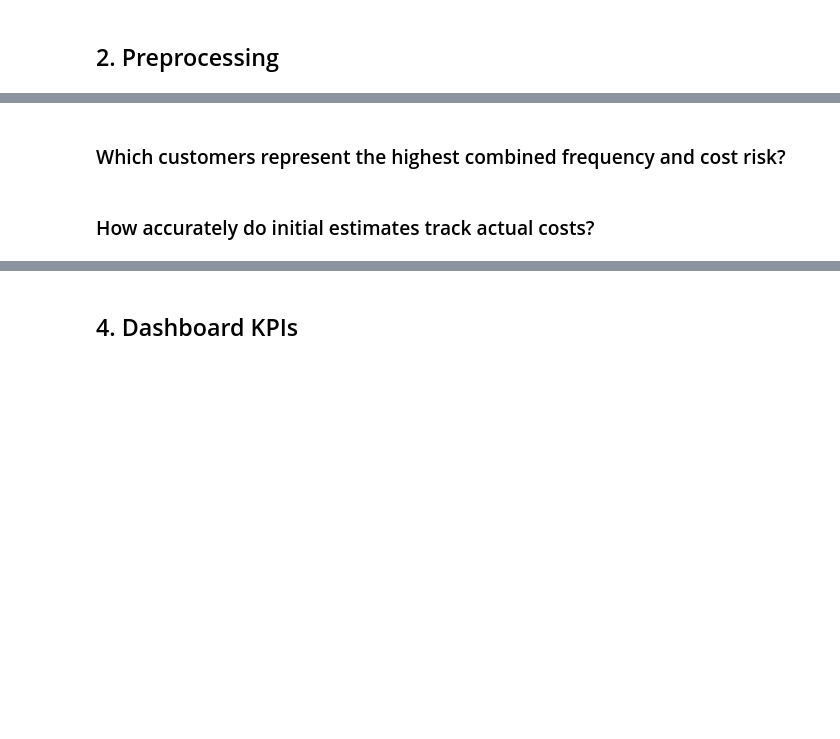
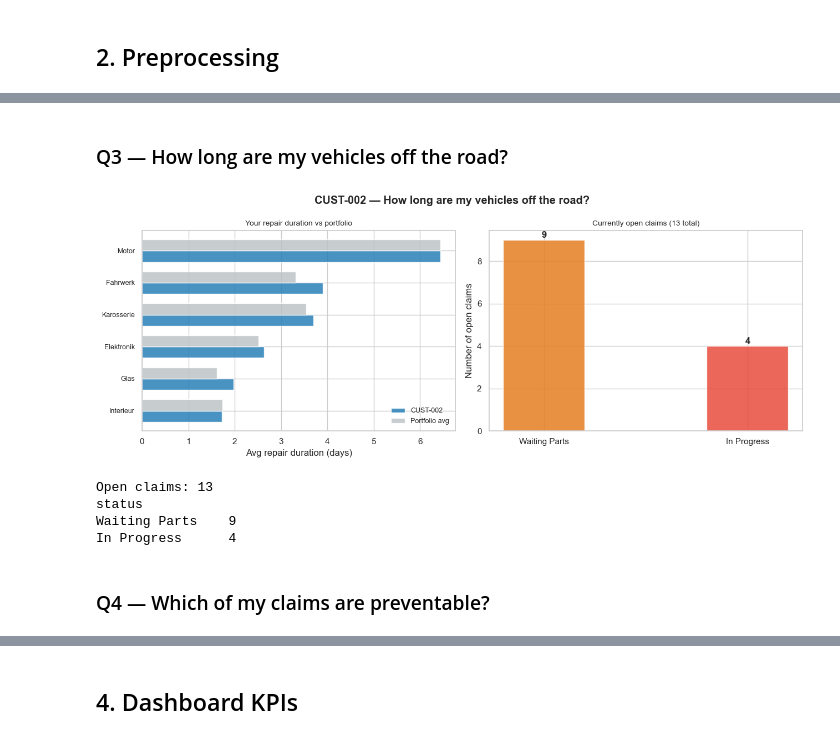
Before and after one commit to jamalrnjbal/afc-technical, a Jupyter notebook: afc_case_study.ipynb, the cells around one changed output, grey strips where cells are left out. Drawn from its saved outputs; the diff is of its cells as text; code cells hidden in the pictures; blank space fills up the shorter version.

```diff
--- a/afc_case_study.ipynb
+++ b/afc_case_study.ipynb
@@ -109,32 +273,48 @@ plt.show()
 # %% [markdown]
-### Which customers represent the highest combined frequency and cost risk?
+### Q3 — How long are my vehicles off the road?
 # %%
-cust_summary = active.groupby('customer_id').agg(
-    total_claims  =('claim_id', 'count'),
-    avg_cost      =('actual_cost_eur', 'mean'),
-    total_cost    =('actual_cost_eur', 'sum'),
-).reset_index()
+fig, axes = plt.subplots(1, 2, figsize=(13, 5))
 
-top5 = cust_summary.nlargest(5, 'total_cost')
+resolved_cust = cust[cust['status'] == 'abgeschlossen']
+resolved_port = port[port['status'] == 'abgeschlossen']
 
-fig, ax = plt.subplots(figsize=(9, 6))
-ax.scatter(
-    cust_summary['total_claims'],
-    cust_summary['avg_cost'],
-    s=cust_summary['total_cost'] / 300,
-    alpha=0.6, color='#2980b9', edgecolors='white', linewidths=0.5
-)
-for _, row in top5.iterrows():
-    ax.annotate(
-        row['customer_id'],
-        (row['total_claims'], row['avg_cost']),
-        xytext=(6, 4), textcoords='offset points', fontsize=8, color='#333'
-    )
-ax.set_xlabel('Total claims (2023–present)')
-ax.set_ylabel('Avg actual cost per claim (EUR)')
-ax.yaxis.set_major_formatter(mticker.FuncFormatter(lambda x, _: f'€{x:,.0f}'))
+# Left: repair duration by category — customer vs portfolio
+dur_cust = resolved_cust.groupby('damage_category')['repair_duration_days'].mean()
+dur_port = resolved_port.groupby('damage_category')['repair_duration_days'].mean()
+comp_dur = pd.DataFrame({'Your avg days': dur_cust, 'Portfolio avg': dur_port}).dropna()
+comp_dur = comp_dur.sort_values('Your avg days', ascending=True)
+x, w = np.arange(len(comp_dur)), 0.35
+axes[0].barh(x - w/2, comp_dur['Your avg days'], height=w, color='#2980b9', alpha=0.85, label=CUST)
+axes[0].barh(x + w/2, comp_dur['Portfolio avg'], height=w, color='#bdc3c7', alpha=0.85, label='Portfolio avg')
+axes[0].set_yticks(x)
+axes[0].set_yticklabels(comp_dur.index, fontsize=9)
+axes[0].set_xlabel('Avg repair duration (days)')
+axes[0].set_title('Your repair duration vs portfolio', fontsize=10)
+axes[0].legend(frameon=False, fontsize=9)
+
+# Right: open claims by status
+open_claims = cust[cust['status'] != 'abgeschlossen']
+status_labels = {'in_bearbeitung': 'In Progress', 'wartend_auf_teile': 'Waiting Parts'}
+open_counts = open_claims['status'].map(status_labels).value_counts()
+axes[1].bar(open_counts.index, open_counts.values,
+            color=['#e67e22', '#e74c3c'], alpha=0.85, width=0.4)
+for i, val in enumerate(open_counts.values):
+    axes[1].text(i, val + 0.1, str(val), ha='center', fontweight='bold', fontsize=12)
+axes[1].set_ylabel('Number of open claims')
+axes[1].set_title(f'Currently open claims ({len(open_claims)} total)', fontsize=10)
+
+fig.suptitle(f'{CUST} — How long are my vehicles off the road?', fontweight='bold')
 plt.tight_layout()
 plt.show()
+
+print(f'Open claims: {len(open_claims)}')
+print(open_counts.to_string())
+# %% [output]
+[figure, added]
+Open claims: 13
+status
+Waiting Parts    9
+In Progress      4
 # %% [markdown]
-### How accurately do initial estimates track actual costs?
+### Q4 — Which of my claims are preventable?
 # %%
```
Also changed, not shown: parts of 22 cells of this notebook, 4 other files.
